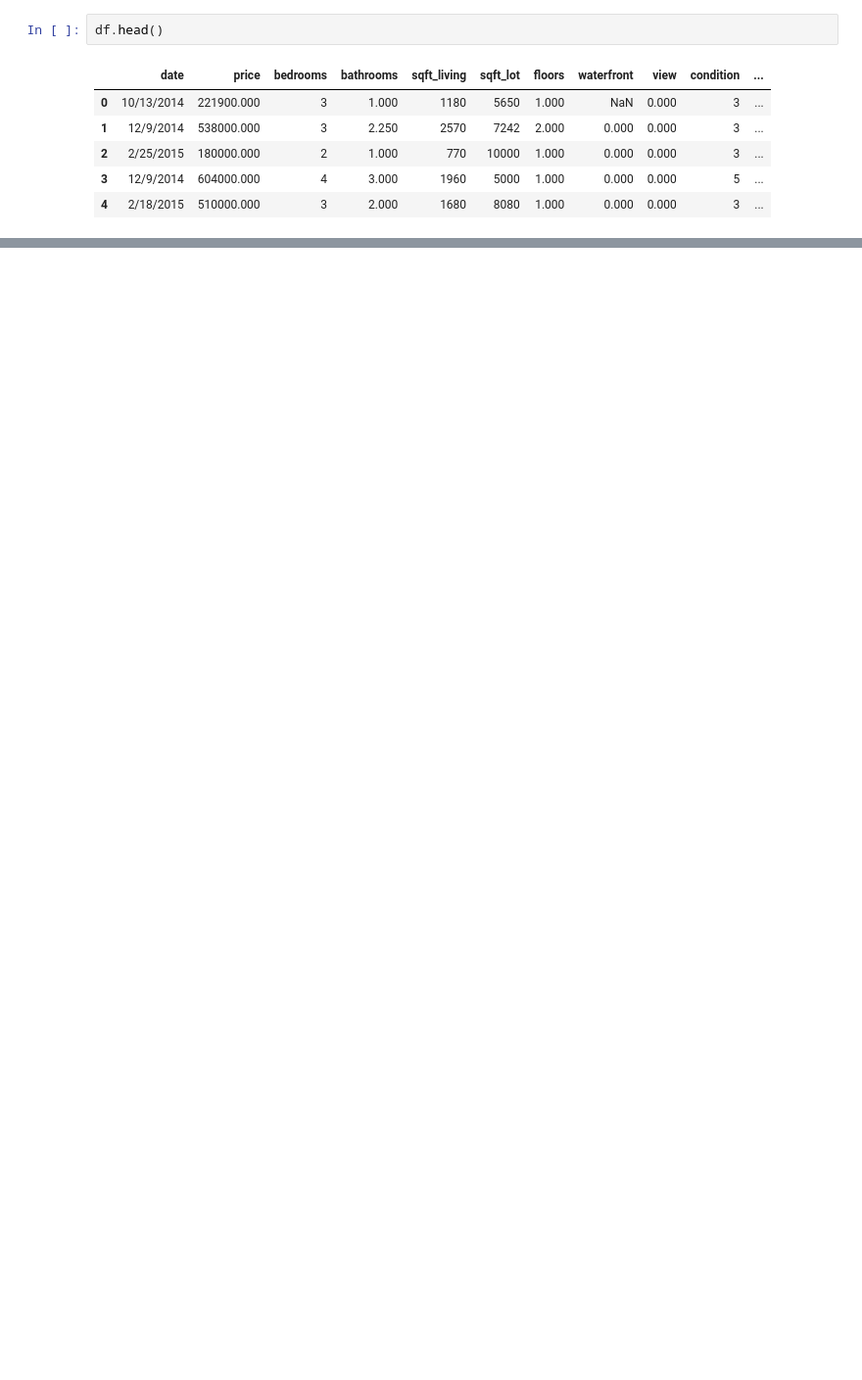
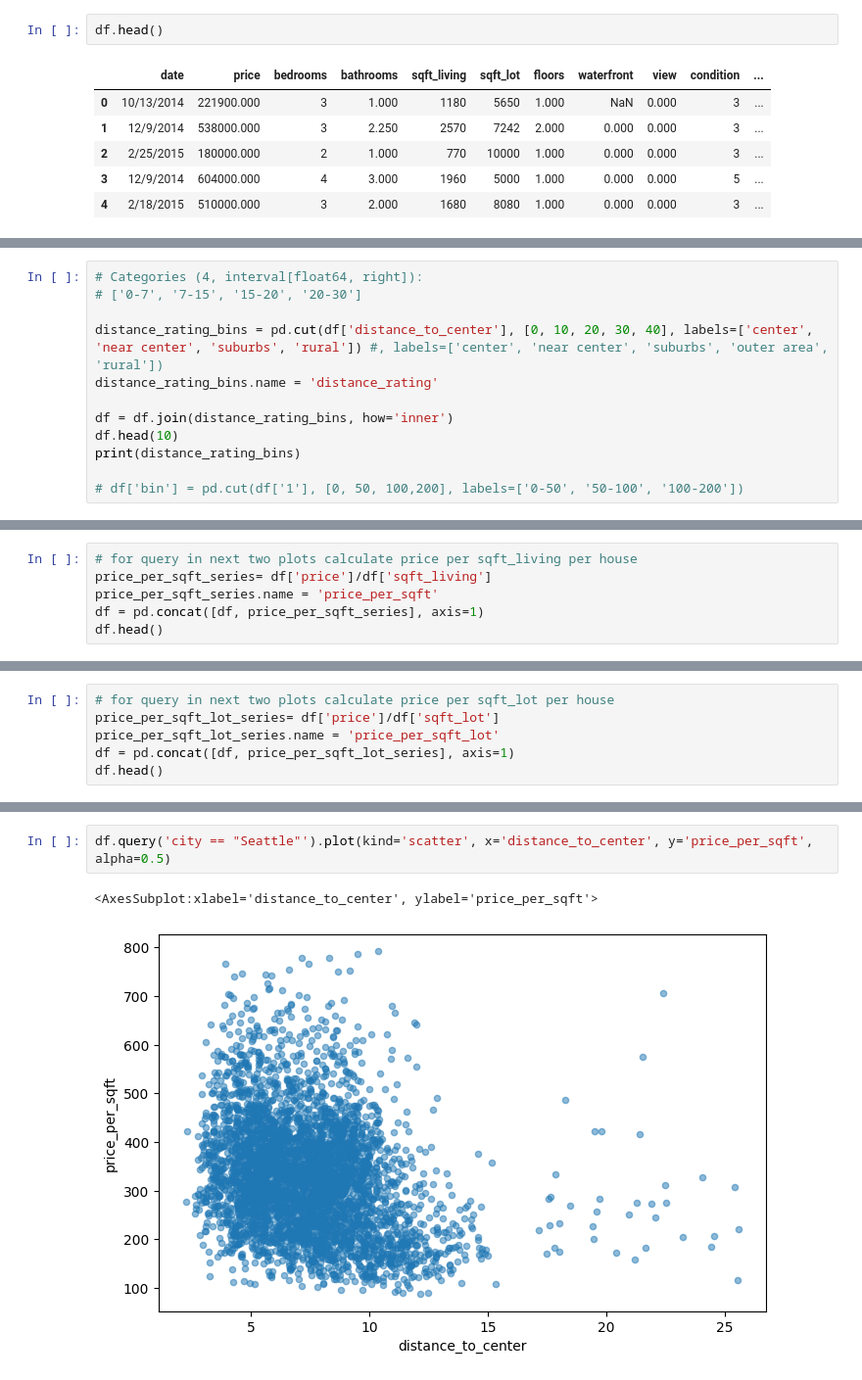
Before and after one commit to ShahiW/eda_project_housing, a Jupyter notebook: EDA.ipynb, the cells around one changed output, grey strips where cells are left out. Shown at 98% size. Cells and saved outputs as stored; diff of their text form; blank space fills up the shorter version.

```diff
--- a/EDA.ipynb
+++ b/EDA.ipynb
@@ -202,0 +187,12 @@ Name: price, dtype: float64
+# %%
+# Categories (4, interval[float64, right]):
+# ['0-7', '7-15', '15-20', '20-30']
+
+distance_rating_bins = pd.cut(df['distance_to_center'], [0, 10, 20, 30, 40], labels=['center', 'near center', 'suburbs', 'rural']) #, labels=['center', 'near center', 'suburbs', 'outer area', 'rural'])
+distance_rating_bins.name = 'distance_rating'
+
+df = df.join(distance_rating_bins, how='inner')
+df.head(10)
+print(distance_rating_bins)
+
+# df['bin'] = pd.cut(df['1'], [0, 50, 100,200], labels=['0-50', '50-100', '100-200'])
@@ -202,0 +213,6 @@ Name: price, dtype: float64
+# %%
+# for query in next two plots calculate price per sqft_living per house
+price_per_sqft_series= df['price']/df['sqft_living']
+price_per_sqft_series.name = 'price_per_sqft'
+df = pd.concat([df, price_per_sqft_series], axis=1)
+df.head()
@@ -202,0 +226,6 @@ Name: price, dtype: float64
+# %%
+# for query in next two plots calculate price per sqft_lot per house
+price_per_sqft_lot_series= df['price']/df['sqft_lot']
+price_per_sqft_lot_series.name = 'price_per_sqft_lot'
+df = pd.concat([df, price_per_sqft_lot_series], axis=1)
+df.head()
@@ -202,0 +239,5 @@ Name: price, dtype: float64
+# %%
+df.query('city == "Seattle"').plot(kind='scatter', x='distance_to_center', y='price_per_sqft', alpha=0.5)
+# %% [output]
+<AxesSubplot:xlabel='distance_to_center', ylabel='price_per_sqft'>
+[figure, added]
```
Also changed, not shown: parts of 21 cells of this notebook, 1 other file.
